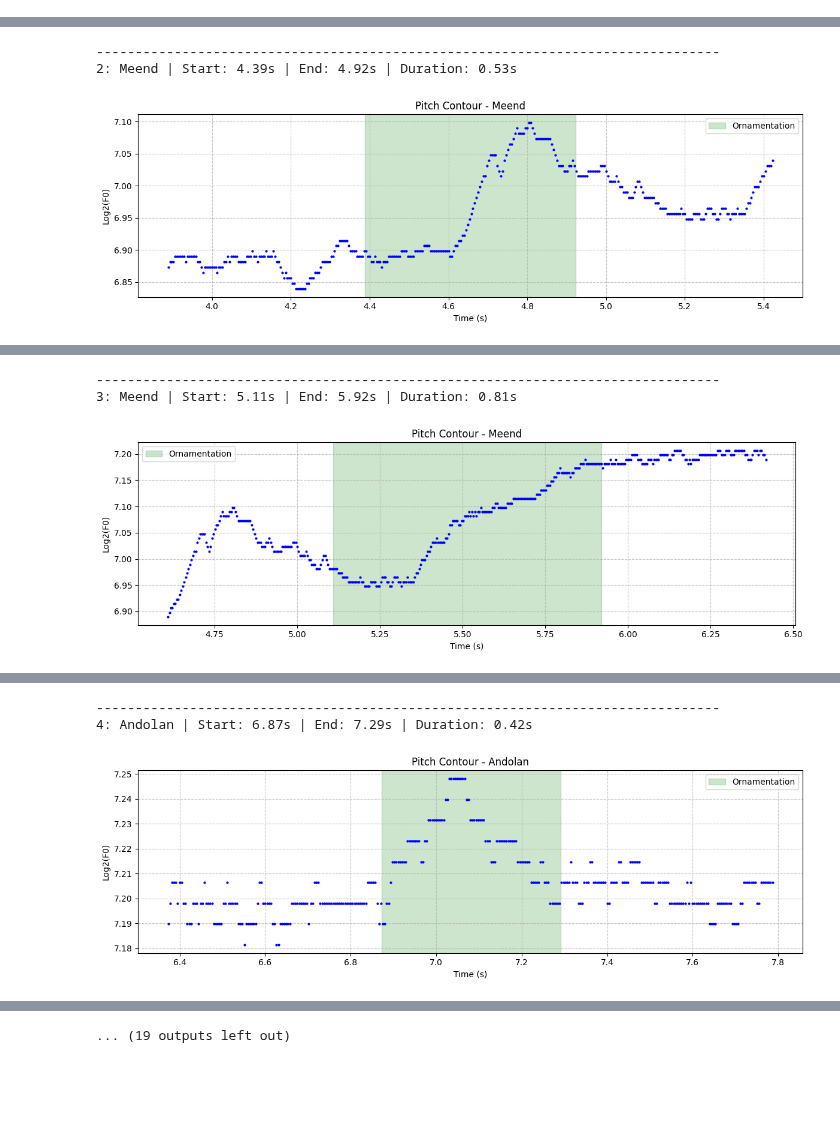
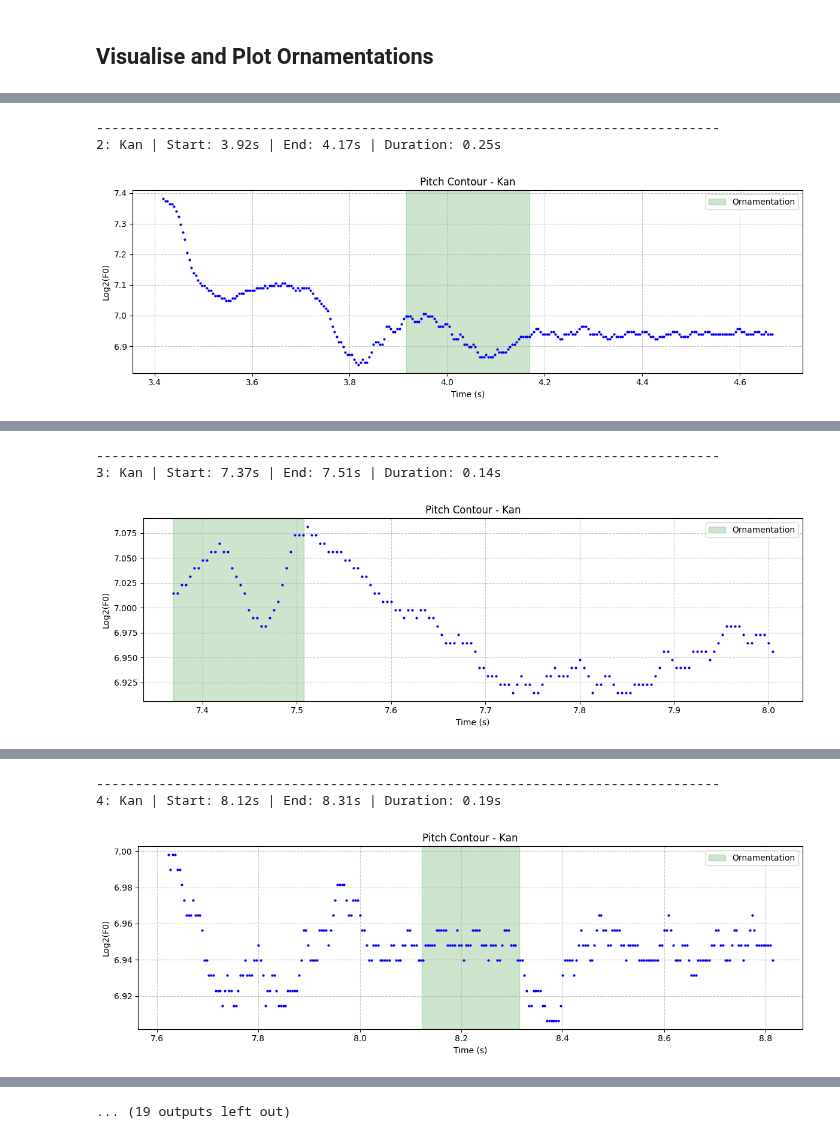
Before and after one commit to Sangarshanan/hindustani-ornamentation-classification, a Jupyter notebook: rhythms-code/sang_scratchpad.ipynb, the cells around one changed output, grey strips where cells are left out. Drawn from its saved outputs; the diff is of its cells as text; code cells hidden in the pictures; blank space fills up the shorter version.

```diff
--- a/rhythms-code/sang_scratchpad.ipynb
+++ b/rhythms-code/sang_scratchpad.ipynb
@@ -1,5 +1,10 @@
+# %% [markdown]
+## Visualise and Plot Ornamentations
 # %%
 from utils import fetch_ornamentations
 # %%
-fetch_ornamentations(num_to_show=10)
+fetch_ornamentations(
+    raga_name="Raageshree",
+    num_to_show=10
+)
 # %% [output]
@@ -15,14 +21,14 @@ Showing first 10 ornamentations:
 [interactive output not drawn]
 --------------------------------------------------------------------------------
-2: Meend | Start: 4.39s | End: 4.92s | Duration: 0.53s
+2: Kan | Start: 3.92s | End: 4.17s | Duration: 0.25s
-[figure, old version]
+[figure, new version]
 [interactive output not drawn]
 --------------------------------------------------------------------------------
-3: Meend | Start: 5.11s | End: 5.92s | Duration: 0.81s
+3: Kan | Start: 7.37s | End: 7.51s | Duration: 0.14s
-[figure, old version]
+[figure, new version]
 [interactive output not drawn]
 --------------------------------------------------------------------------------
-4: Andolan | Start: 6.87s | End: 7.29s | Duration: 0.42s
+4: Kan | Start: 8.12s | End: 8.31s | Duration: 0.19s
-[figure, old version]
+[figure, new version]
 [interactive output not drawn]
 ... (19 outputs left out)
```
Also changed, not shown: parts of 1 cell of this notebook, 9 other files.
